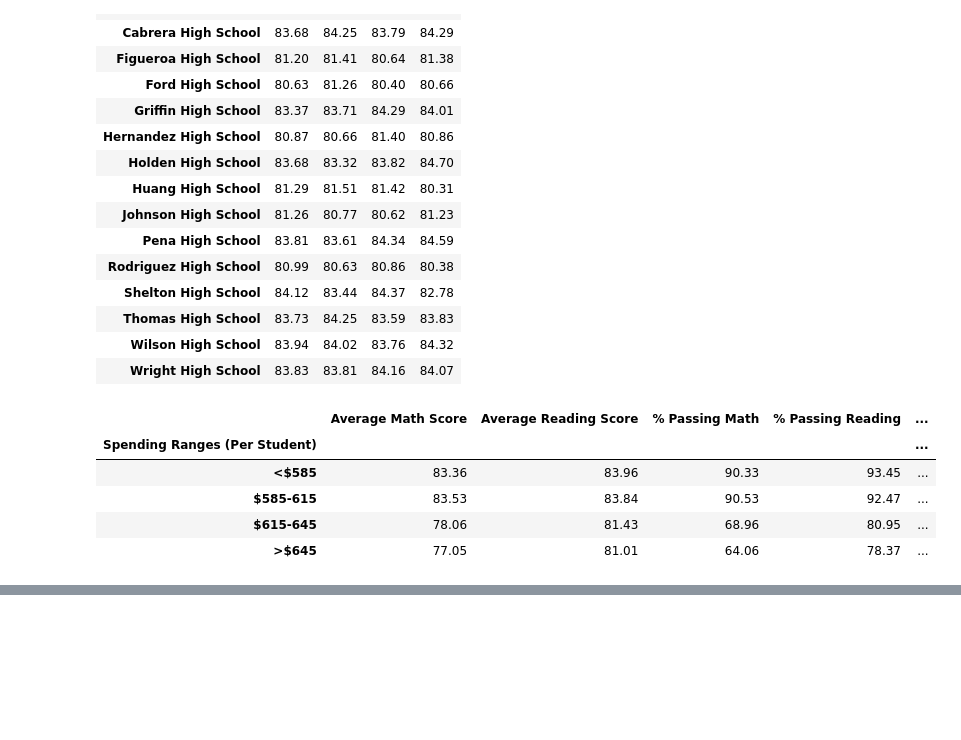
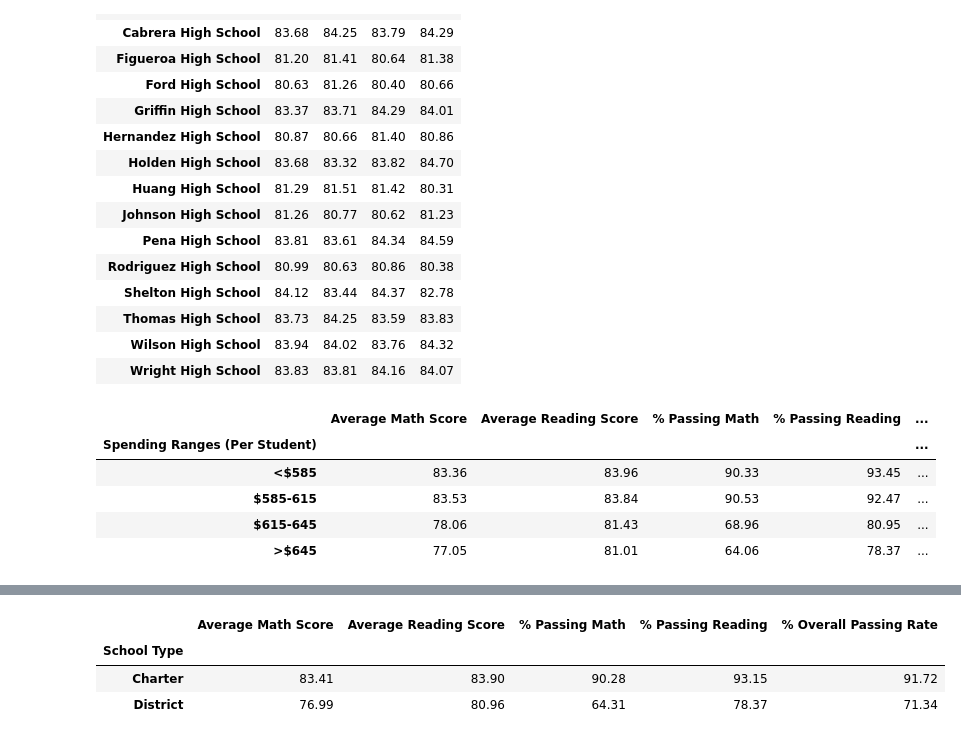
Before and after one commit to nblase22/pandas-pandas-pandas, a Jupyter notebook: PyCitySchools/PyCitySchools.ipynb, the cells around one changed output, grey strips where cells are left out. Cells and saved outputs as stored; diff of their text form; code cells hidden in the pictures; blank space fills up the shorter version.

```diff
--- a/PyCitySchools/PyCitySchools.ipynb
+++ b/PyCitySchools/PyCitySchools.ipynb
@@ -275,0 +319,42 @@ group_bins_reindex.reindex(["<$585", "$585-615", "$615-645", " >$645"])
+# %%
+# Scores by school type
+# group by the size range
+group_type = merge_table.groupby(['type'])
+
+# Get the averages
+
+st_math_avg = round(group_type["math_score"].mean(), 2)
+st_read_avg = round(group_type["reading_score"].mean(), 2)
+
+# getting the percentages
+total_students_st = group_type["Student ID"].count()
+only_pass_math_st = merge_table.loc[merge_table["math_score"] > 70]
+only_pass_read_st = merge_table.loc[merge_table["reading_score"] > 70]
+
+ostm_group = only_pass_math_st.groupby("type")
+ostr_group = only_pass_read_st.groupby("type")
+
+
+count_pass_math_st = ostm_group["Student ID"].count()
+count_pass_read_st = ostr_group["Student ID"].count()
+
+pct_pass_math_st = round(count_pass_math_st/total_students_st * 100, 2)
+pct_pass_read_st = round(count_pass_read_st/total_students_st * 100, 2)
+overall_pass_st = round((pct_pass_math_st+pct_pass_read_st)/2, 2)
+
+# making the data frame and formatting it
+group_bins_st = pd.DataFrame({"Average Math Score": st_math_avg, "Average Reading Score": st_read_avg,
+                          "% Passing Math": pct_pass_math_st, "% Passing Reading": pct_pass_read_st,
+                          "% Overall Passing Rate": overall_pass_st})
+
+group_bins_reindex_st = group_bins_st[["Average Math Score", "Average Reading Score", "% Passing Math"
+                                , "% Passing Reading", "% Overall Passing Rate"]]
+
+group_bins_reindex_st.index.names = ['School Type']
+
+group_bins_reindex_st
+# %% [output]
+|  | Average Math Score | Average Reading Score | % Passing Math | % Passing Reading | % Overall Passing Rate |
+| School Type |  |  |  |  |  |
+| Charter | 83.41 | 83.90 | 90.28 | 93.15 | 91.72 |
+| District | 76.99 | 80.96 | 64.31 | 78.37 | 71.34 |
```
Also changed, not shown: parts of 7 cells of this notebook.
